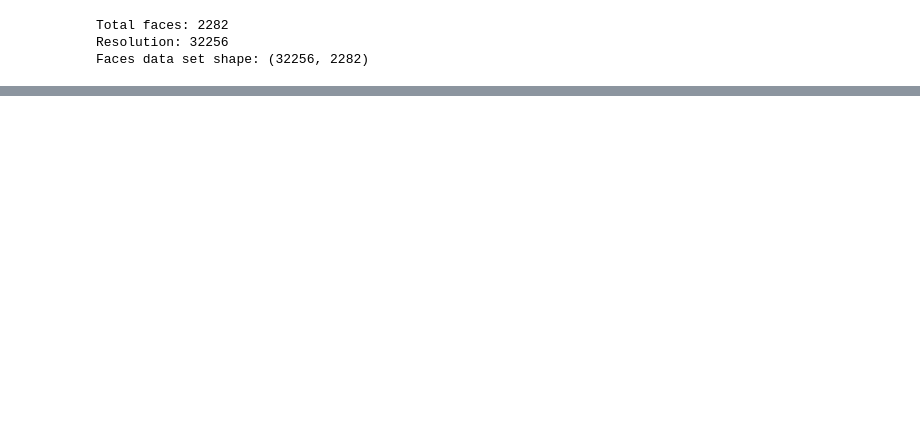
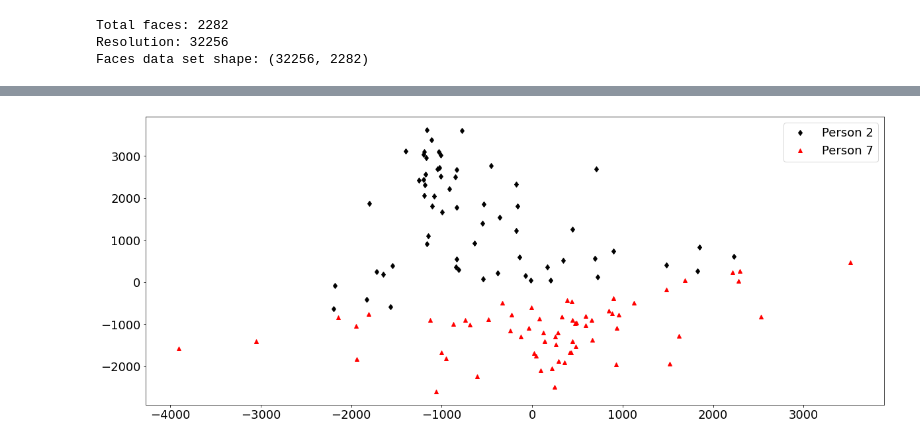
Before and after one commit to cedric-uden/Dimensionality-Reduction, a Jupyter notebook: notebooks/SVD-Meaningful_PCs.ipynb, the cells around one changed output, grey strips where cells are left out. Cells and saved outputs as stored; diff of their text form; code cells hidden in the pictures; blank space fills up the shorter version.

```diff
--- a/notebooks/SVD-Meaningful_PCs.ipynb
+++ b/notebooks/SVD-Meaningful_PCs.ipynb
@@ -96,0 +143,26 @@ plt.show()
+# %%
+p1 = training_faces[:, columns_faces_p1_left_delimiter:columns_faces_p1_right_delimiter]
+p2 = training_faces[:, columns_faces_p2_left_delimiter:columns_faces_p2_right_delimiter]
+
+PCA_coordinates_P1 = u_raw[:, PCA_modes - np.ones_like(PCA_modes)].T @ p1
+PCA_coordinates_P2 = u_raw[:, PCA_modes - np.ones_like(PCA_modes)].T @ p2
+
+plt.plot(
+    PCA_coordinates_P1[0, :],
+    PCA_coordinates_P1[1, :],
+    'd',
+    color='black',
+    label='Person 2'
+)
+plt.plot(
+    PCA_coordinates_P2[0, :],
+    PCA_coordinates_P2[1, :],
+    '^',
+    color='red',
+    label='Person 7'
+)
+
+plt.legend()
+plt.show()
+# %% [output]
+[figure, added]
```
Also changed, not shown: parts of 7 cells of this notebook.
